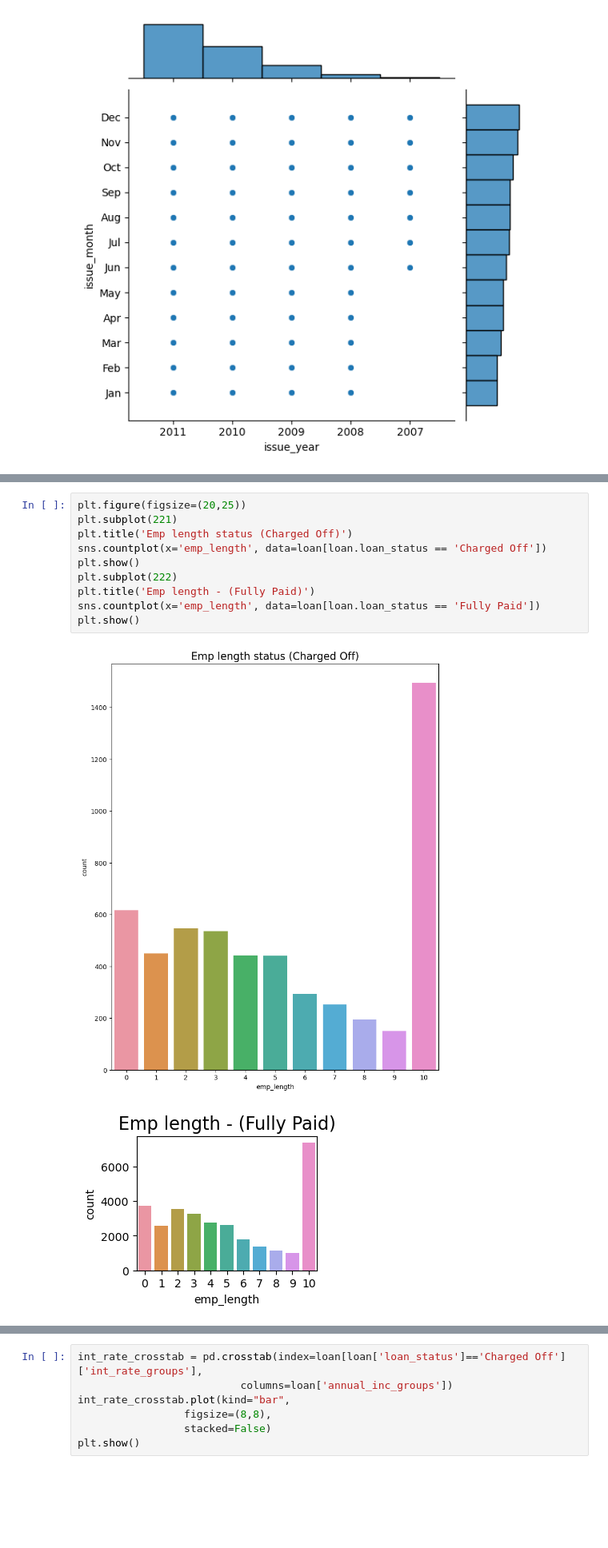
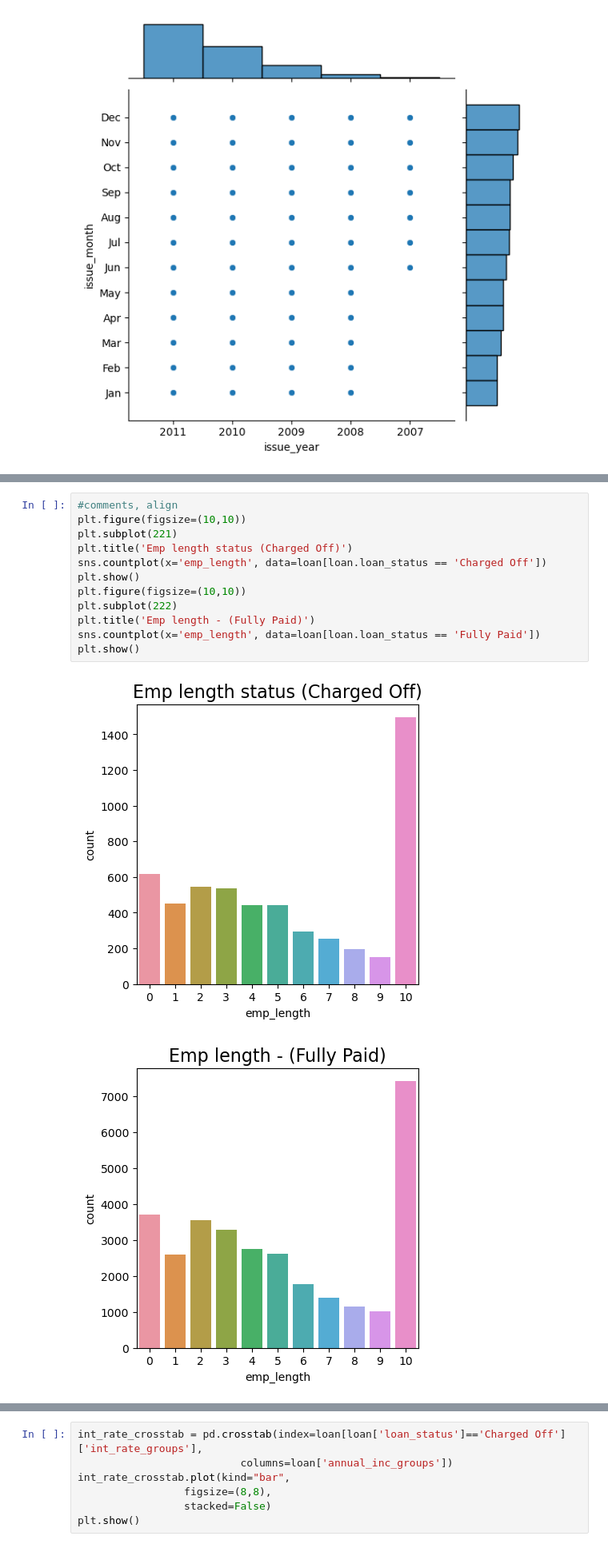
Before and after one commit to bharathsanjai/lending-club-case-study, a Jupyter notebook: bharathveer_ks.ipynb, the cells around one changed output, grey strips where cells are left out. Shown at 80% size. Cells and saved outputs as stored; diff of their text form; blank space fills up the shorter version.

```diff
--- a/bharathveer_ks.ipynb
+++ b/bharathveer_ks.ipynb
@@ -858,13 +846,15 @@ plt.show()
 # %%
-plt.figure(figsize=(20,25))
+#comments, align
+plt.figure(figsize=(10,10))
 plt.subplot(221)
 plt.title('Emp length status (Charged Off)')
 sns.countplot(x='emp_length', data=loan[loan.loan_status == 'Charged Off'])
 plt.show()
+plt.figure(figsize=(10,10))
 plt.subplot(222)
 plt.title('Emp length - (Fully Paid)')
 sns.countplot(x='emp_length', data=loan[loan.loan_status == 'Fully Paid'])
 plt.show()
 # %% [output]
-[figure, old version]
+[figure, new version]
-[figure, old version]
+[figure, new version]
```
Also changed, not shown: parts of 91 cells of this notebook.
